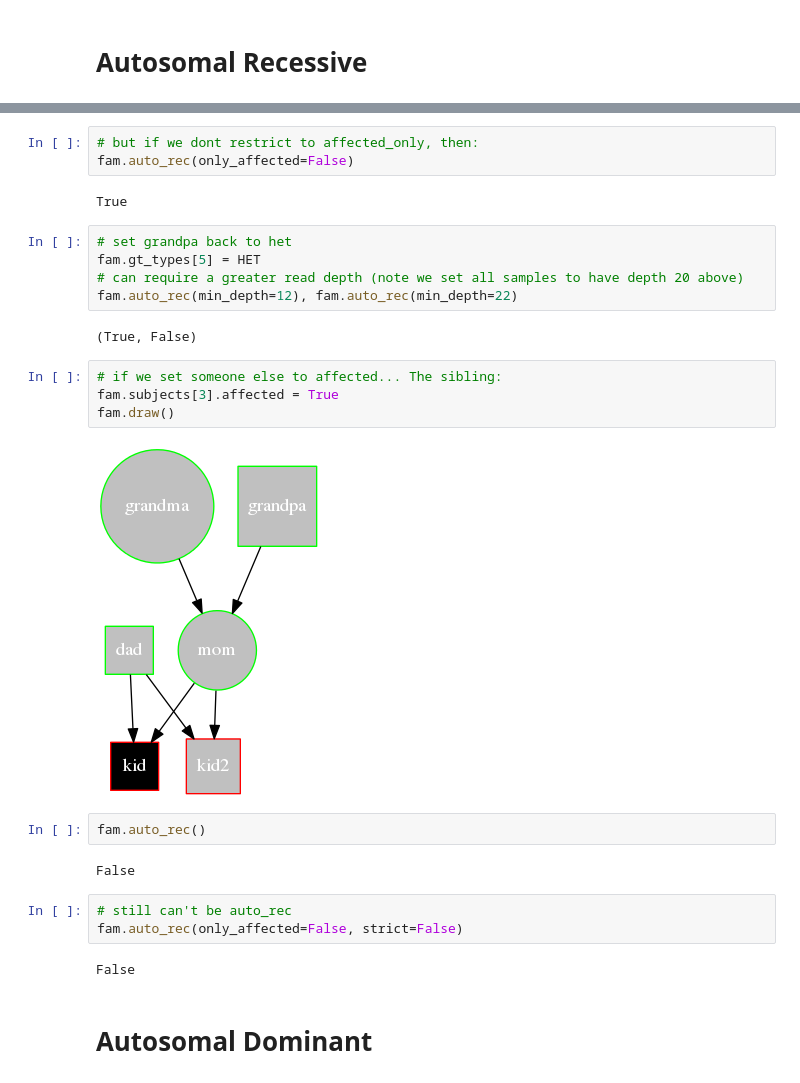
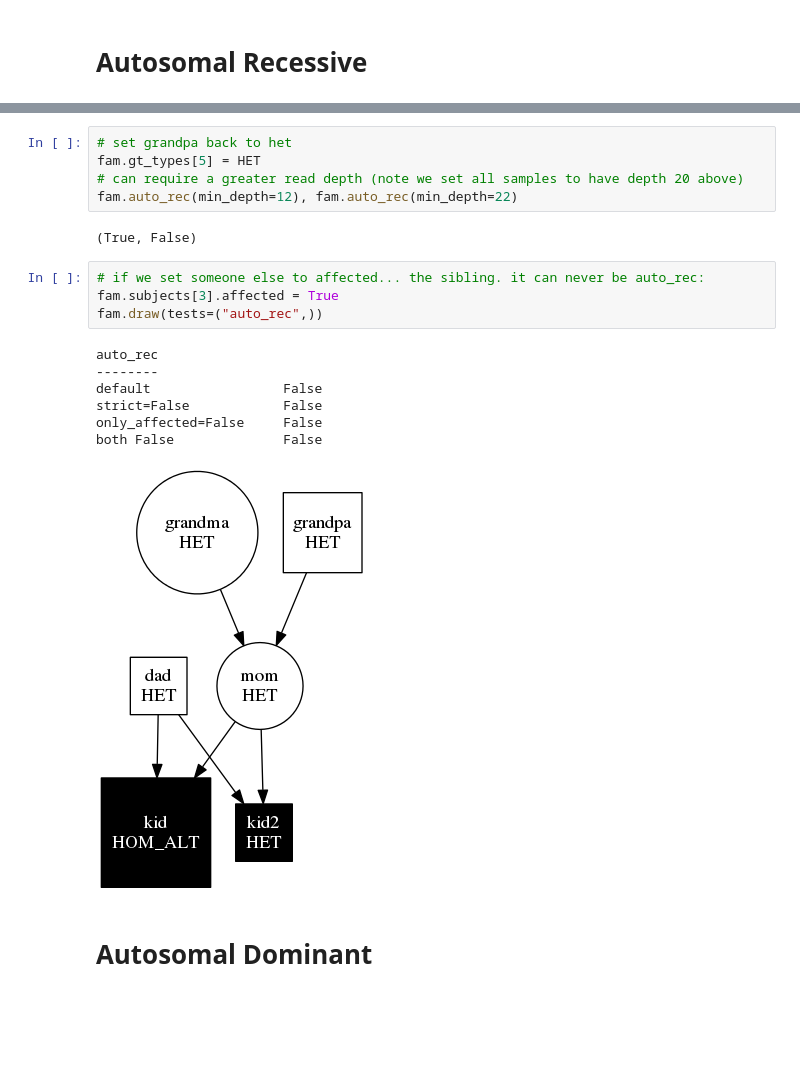
Before and after one commit to arq5x/gemini, a Jupyter notebook: inheritance.ipynb, the cells around one changed output, grey strips where cells are left out. Drawn from its saved outputs; the diff is of its cells as text; blank space fills up the shorter version.

```diff
--- a/inheritance.ipynb
+++ b/inheritance.ipynb
@@ -51,8 +58,3 @@ False
-# %%
-# but if we dont restrict to affected_only, then:
-fam.auto_rec(only_affected=False)
-# %% [output]
-True
 # %%
 # set grandpa back to het
 fam.gt_types[5] = HET
@@ -61,20 +63,17 @@ fam.auto_rec(min_depth=12), fam.auto_rec(min_depth=22)
 # %% [output]
 (True, False)
 # %%
-# if we set someone else to affected... The sibling:
+# if we set someone else to affected... the sibling. it can never be auto_rec:
 fam.subjects[3].affected = True
-fam.draw()
+fam.draw(tests=("auto_rec",))
 # %% [output]
+auto_rec
+--------
+default                 False
+strict=False            False
+only_affected=False     False
+both False              False
-[figure, old version]
+[figure, new version]
-# %%
-fam.auto_rec()
-# %% [output]
-False
-# %%
-# still can't be auto_rec
-fam.auto_rec(only_affected=False, strict=False)
-# %% [output]
-False
 # %% [markdown]
 # Autosomal Dominant
 # %%
```
Also changed, not shown: parts of 13 cells of this notebook, 2 other files.
